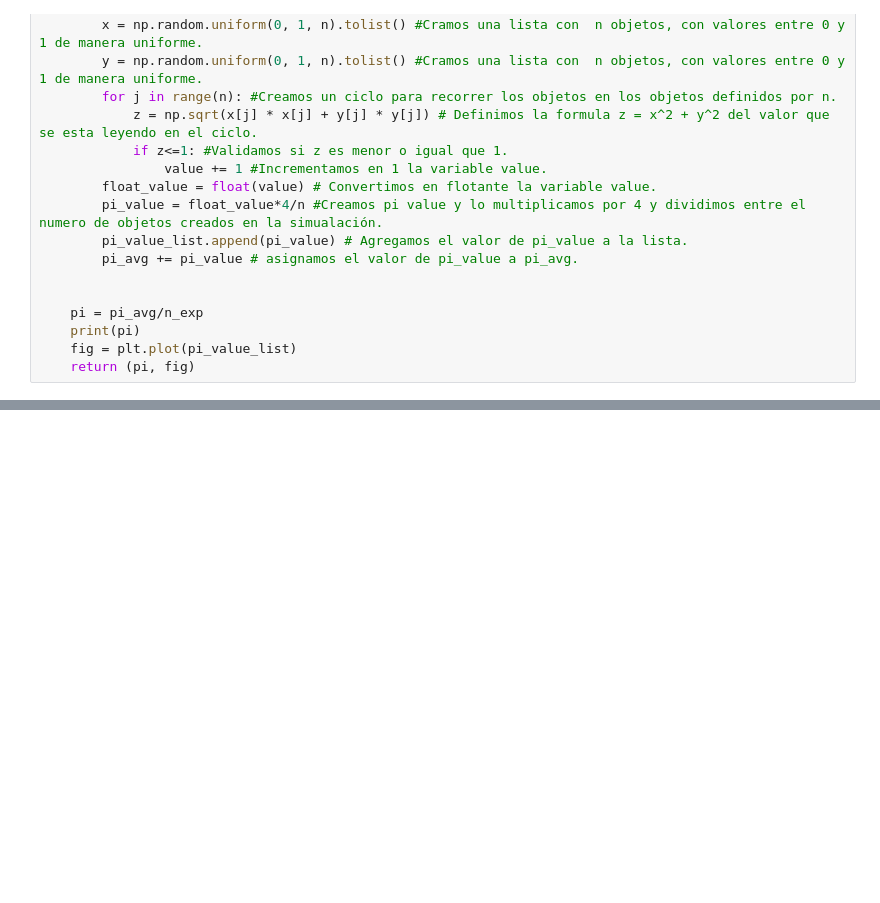
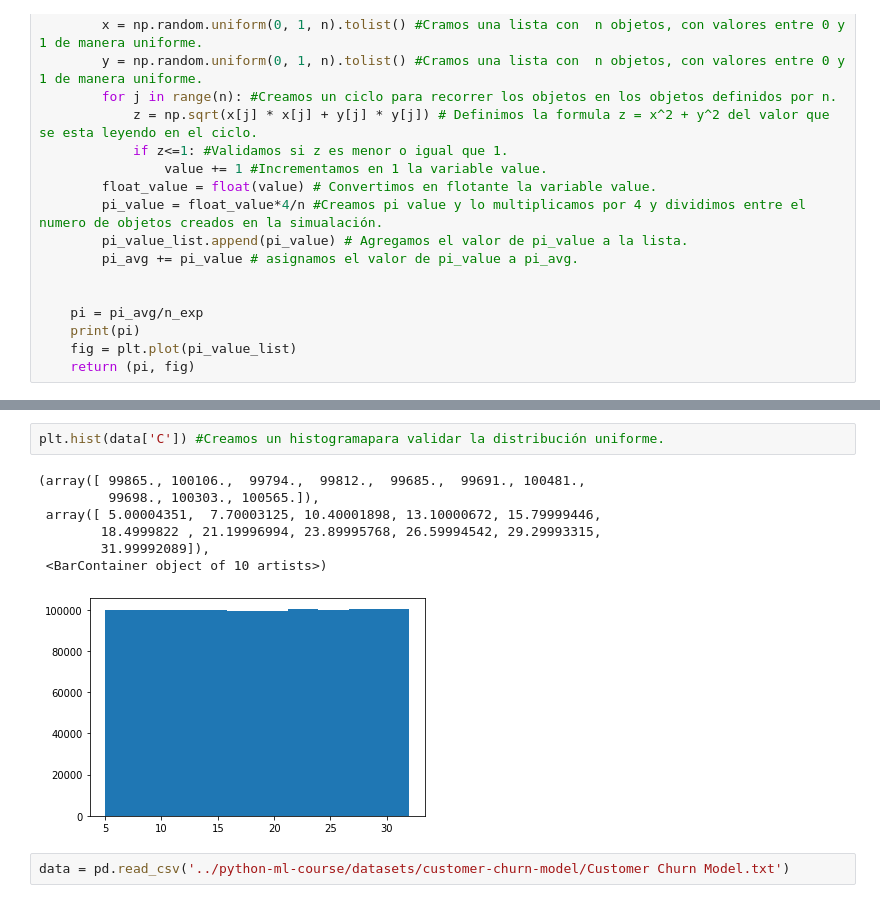
Before and after one commit to antonyamo/data-science, a Jupyter notebook: Data_cleaning_5_funciones_de_distribucion_de_probabilidades.ipynb, the cells around one changed output, grey strips where cells are left out. Cells and saved outputs as stored; diff of their text form; blank space fills up the shorter version.

```diff
--- a/Data_cleaning_5_funciones_de_distribucion_de_probabilidades.ipynb
+++ b/Data_cleaning_5_funciones_de_distribucion_de_probabilidades.ipynb
@@ -112,0 +150,12 @@ pi_montecarlo(10000, 200)
+# %%
+plt.hist(data['C']) #Creamos un histogramapara validar la distribución uniforme.
+# %% [output]
+(array([ 99865., 100106.,  99794.,  99812.,  99685.,  99691., 100481.,
+         99698., 100303., 100565.]),
+ array([ 5.00004351,  7.70003125, 10.40001898, 13.10000672, 15.79999446,
+        18.4999822 , 21.19996994, 23.89995768, 26.59994542, 29.29993315,
+        31.99992089]),
+ <BarContainer object of 10 artists>)
+[figure, added]
+# %%
+data = pd.read_csv('../python-ml-course/datasets/customer-churn-model/Customer Churn Model.txt')
```
Also changed, not shown: parts of 17 cells of this notebook, 1 other file.
